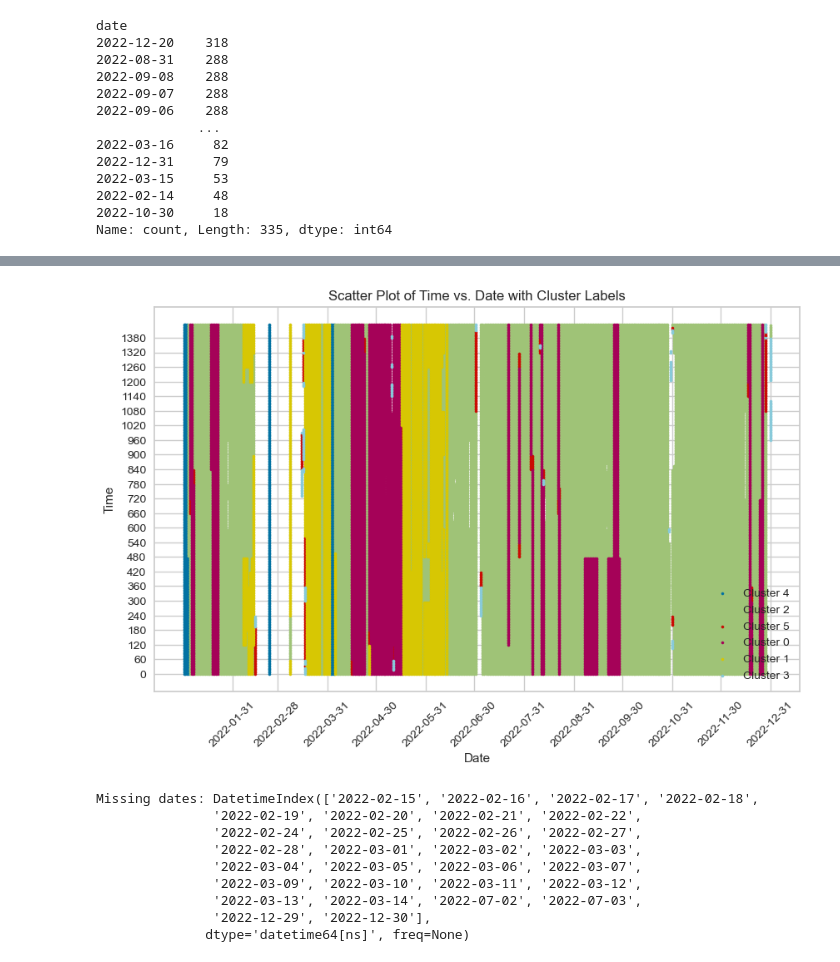
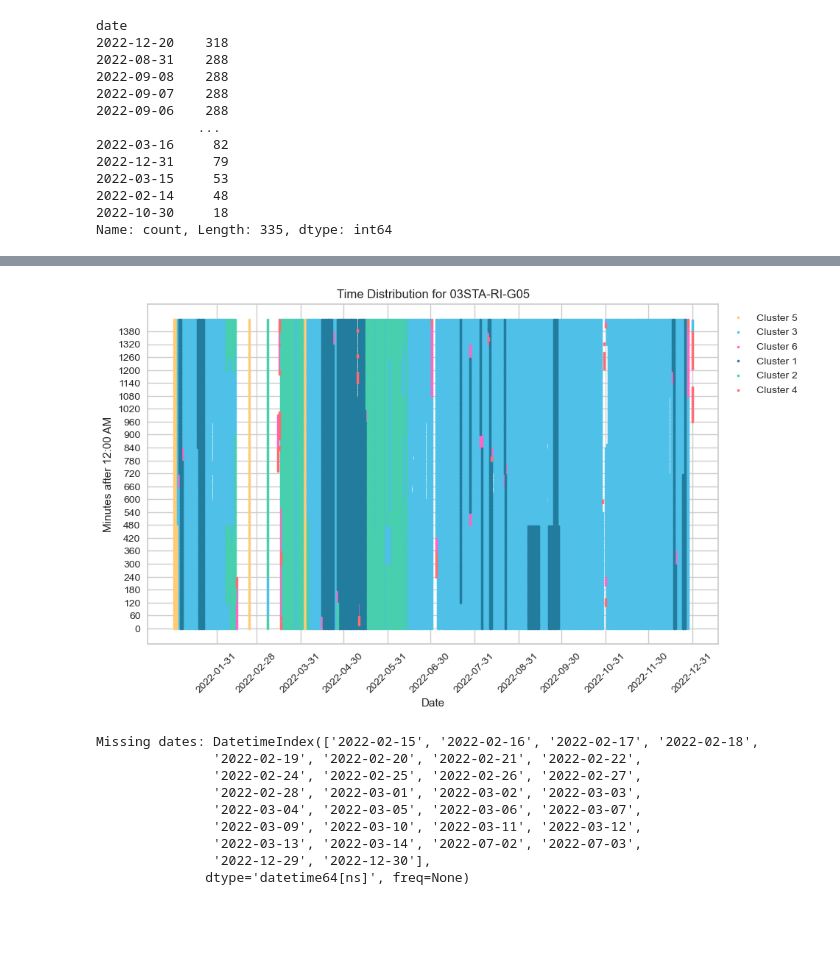
Before and after one commit to gbrosell/maroon-archers, a Jupyter notebook: 03STA-RI_G05_clustering.ipynb, the cells around one changed output, grey strips where cells are left out. Cells and saved outputs as stored; diff of their text form; code cells hidden in the pictures; blank space fills up the shorter version.

```diff
--- a/03STA-RI_G05_clustering.ipynb
+++ b/03STA-RI_G05_clustering.ipynb
@@ -44,7 +23,7 @@ Requirement already satisfied: six>=1.5 in c:\users\berna\anaconda3\lib\site-pac
 # %% [markdown]
 # Data Preprocessing
 # %%
-df = pd.read_csv('C:\\Users\\berna\\Documents\\Eskwelabs\\Capstone Project\\consolidated_csv_03STA-RI_G05.csv')
+df = pd.read_csv('C:/Users/MANCY036/Downloads/Eskwelabs/consolidated_csv_03STA-RI_G05.csv')
 df.head()
 # %% [output]
 |  | RUN_TIME | MKT_TYPE | REGION_NAME | ZONE_NAME | RESOURCE_NAME | TIME_INTERVAL | START_TIME | END_TIME | ... |
@@ -412,3 +388,4 @@ kmeans.fit(price_series)
 
 # Get cluster labels
 cluster_labels = kmeans.labels_
+cluster_labels = cluster_labels + 1
@@ -461,17 +440,17 @@ plt.show()
 # %% [markdown]
 ### Trying K=5 (Note: Choose K=6. Don't run this)
 # %%
-# Number of clusters (you can choose an appropriate value for your case)
-n_clusters = 5
+# # Number of clusters (you can choose an appropriate value for your case)
+# n_clusters = 5
 
-# Initialize K-means model
-kmeans = KMeans(n_clusters=n_clusters, random_state=42)
+# # Initialize K-means model
+# kmeans = KMeans(n_clusters=n_clusters, random_state=42)
 
-# Fit the model to the data
-kmeans.fit(price_series)
+# # Fit the model to the data
+# kmeans.fit(price_series)
 
-# Get cluster labels
-cluster_labels = kmeans.labels_
+# # Get cluster labels
+# cluster_labels = kmeans.labels_
 # %% [markdown]
 #### Snake Plot
 # %%
@@ -682,29 +650,42 @@ time_distribution['time'] = time_distribution['time'].astype(str)
 time_distribution['time'] = pd.to_datetime(time_distribution['time'], format='%H:%M:%S').dt.time
 time_distribution['time_minutes'] = time_distribution['time'].apply(lambda x: x.hour * 60 + x.minute)
 # %%
-# Plot scatter plot
+# Plot scatter plot with specified color palette
 plt.figure(figsize=(10, 6))
 
-# Use scatter plot with different colors for each cluster label
-for cluster_labels in time_distribution['cluster_labels'].unique():
+unique_cluster_labels = time_distribution['cluster_labels'].unique()
+
+for cluster_labels in unique_cluster_labels:
     cluster_data = time_distribution[time_distribution['cluster_labels'] == cluster_labels]
-    plt.scatter(cluster_data['date'], cluster_data['time_minutes'], label=f'Cluster {cluster_labels}', s=5)
+
+    # Adjust cluster_labels indexing to start from 0
+    cluster_labels -= 1
+
+    plt.scatter(
+        cluster_data['date'],
+        cluster_data['time_minutes'],
+        label=f'Cluster {cluster_labels + 1}',  # Adjust label display
+        s=5,
+        c=cluster_palette[cluster_labels % len(cluster_palette)]
+    )
 
 # Set labels and title
 plt.xlabel('Date')
-plt.ylabel('Time')
-plt.title('Scatter Plot of Time vs. Date with Cluster Labels')
-plt.legend()
+plt.ylabel('Minutes after 12:00 AM')
+plt.title('Time Distribution for 03STA-RI-G05') # remember to change powerplant name
+
+# Move the legend outside the plot
+plt.legend(bbox_to_anchor=(1, 1), loc='upper left')
 
 x_ticks = time_distribution['month_year'].unique()
 y_ticks = time_distribution['time_minutes'].unique()[::12]
 plt.xticks(x_ticks, rotation=45)
 plt.yticks(y_ticks)
 
 # Show the plot
 plt.show()
 # %% [output]
-[figure, old version]
+[figure, new version]
 # %%
 # Generate a range of expected dates
 expected_dates = pd.date_range(start='2022-01-01', end='2022-12-31')
```
Also changed, not shown: parts of 15 cells of this notebook.
